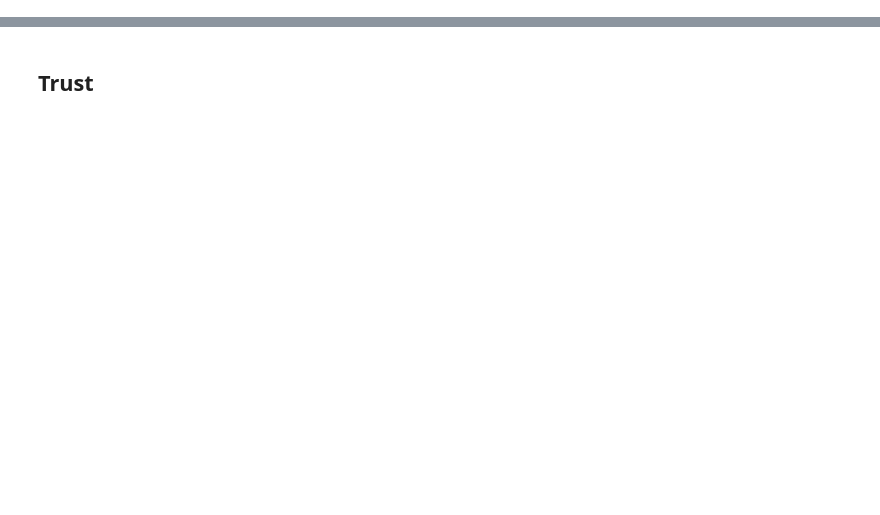
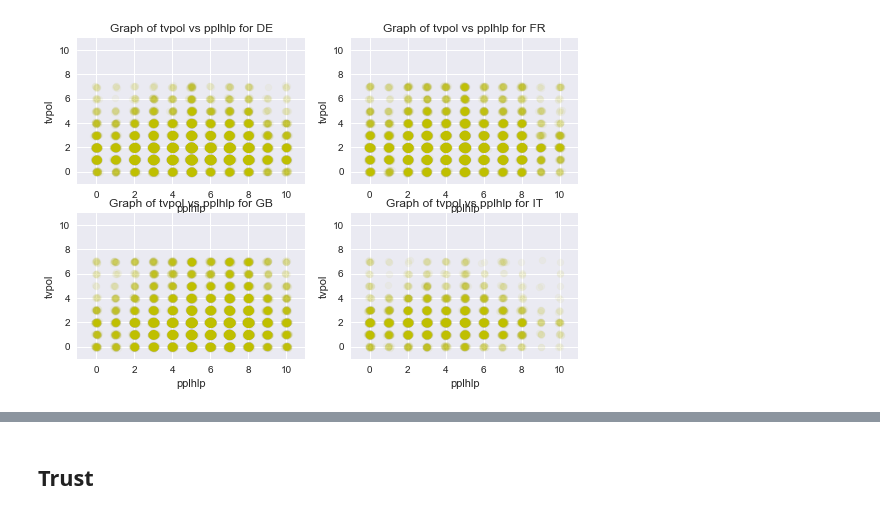
Before and after one commit to agoldhammer/ess, a Jupyter notebook: ess.ipynb, the cells around one changed output, grey strips where cells are left out. Drawn from its saved outputs; the diff is of its cells as text; code cells hidden in the pictures; blank space fills up the shorter version.

```diff
--- a/ess.ipynb
+++ b/ess.ipynb
@@ -95,3 +78,28 @@ colors = ['b', 'g', 'r', 'c', 'm', 'k', 'y']
+# %%
+def explore2(fld1, fld2, alpha=0.01, color='y'):
+    if fld1 not in labels or fld2 not in labels:
+        raise ValueError("Incorrect field name")
+    cntrys = ["DE", "FR", "GB", "IT"]
+    fig = plt.figure()
+    subplot_num = 0
+    for cntry in cntrys:
+        subplot_num += 1
+        data = media[media.cntry == cntry]
+        ax = fig.add_subplot(2, 2, subplot_num)
+        ax.set_xlim([-1, 11])
+        ax.set_ylim([-1, 11])
+        ax.set_title(f"Graph of {fld2} vs {fld1} for {cntry}")
+        ax.set_xlabel(fld1)
+        ax.set_ylabel(fld2)
+        x = jitter(data[fld1], 0.0, 0.05)
+        y = jitter(data[fld2], 0.0, 0.05)
+        # plt.axis([-0.5, 11, -0.5, 11])
+        ax.scatter(x, y, alpha=alpha, color=color)
+    plt.show()
+# %%
+explore2("pplhlp", "tvpol", alpha=0.05)
+# %% [output]
+[figure, added]
 # %%
 groups = media.groupby("cntry")
 fig, ax = plt.subplots()
```
Also changed, not shown: parts of 36 cells of this notebook.
